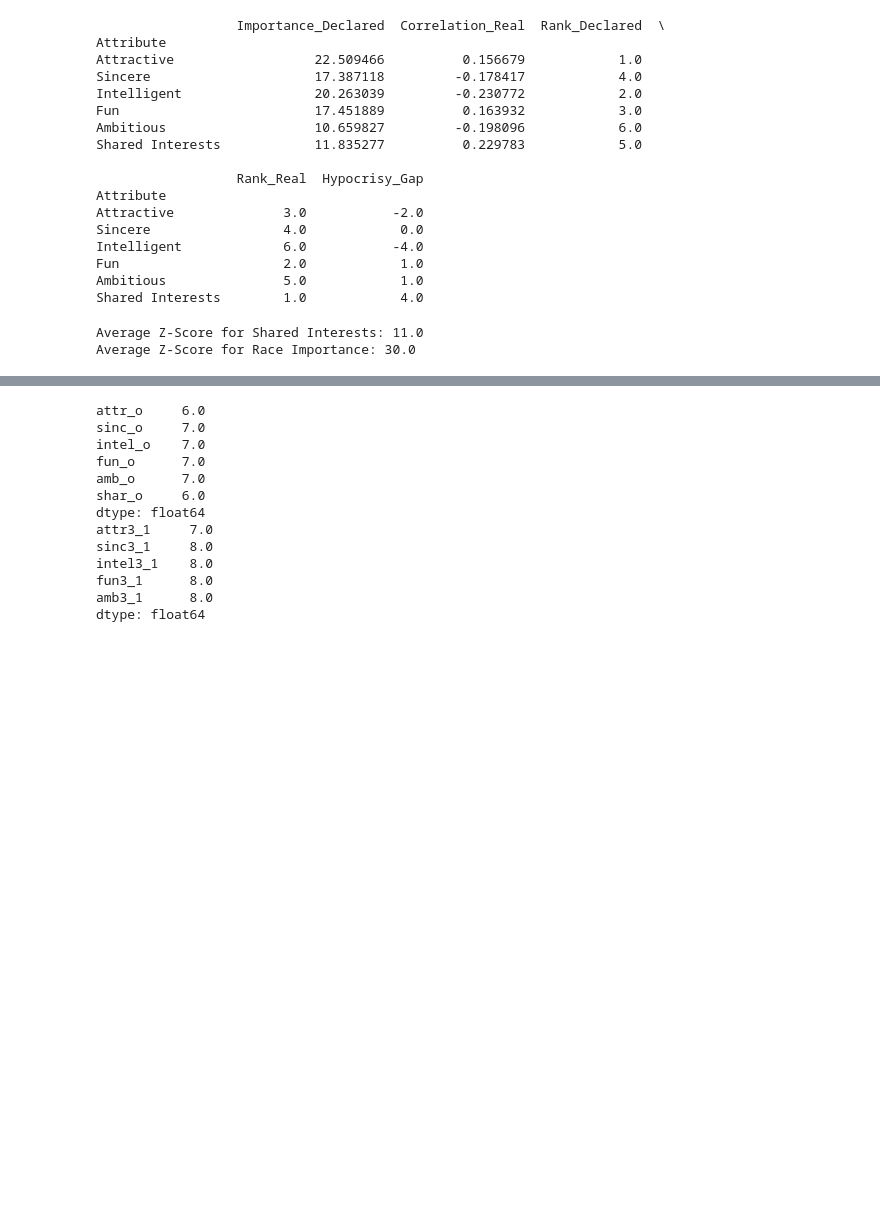
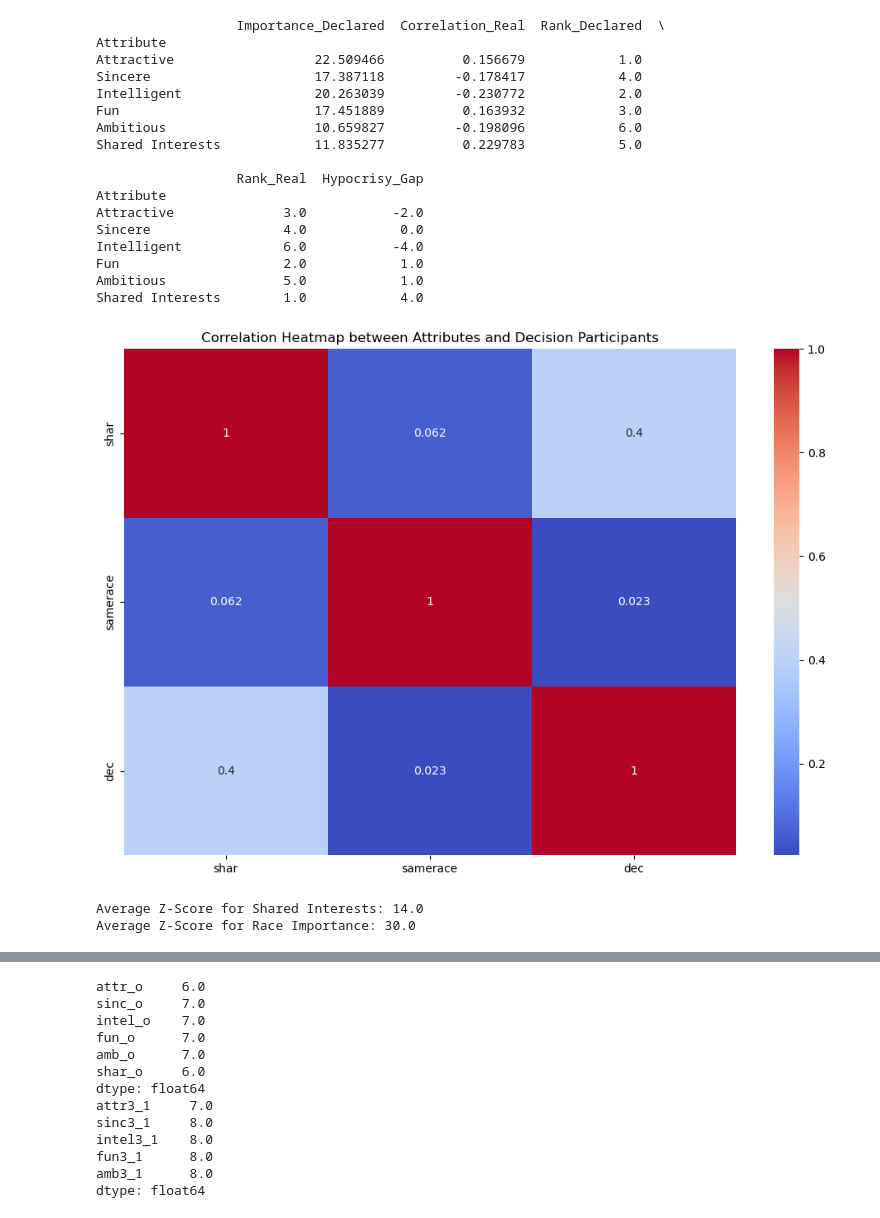
Before and after one commit to paezxavi/jedha_tinder_project, a Jupyter notebook: tinder_project.ipynb, the cells around one changed output, grey strips where cells are left out. Cells and saved outputs as stored; diff of their text form; code cells hidden in the pictures; blank space fills up the shorter version.

Commit message:
refactor question 3

```diff
--- a/tinder_project.ipynb
+++ b/tinder_project.ipynb
@@ -109,20 +109,21 @@ None
 # Decision attributes and period
 # I choose to pick the period "before" and "during" the event and only the pov of the participant
 # In my opinion, the "after" event will be biais by your experience (to confirm)
+df_question_1 = df.copy()
 
 # Select the 6 attribute columns
 cols_1_1 = ['attr1_1', 'sinc1_1', 'intel1_1', 'fun1_1', 'amb1_1', 'shar1_1']
 cols_1_s = ['attr1_s', 'sinc1_s', 'intel1_s', 'fun1_s', 'amb1_s', 'shar1_s']
 
 # Calculate total points given by the user
-df['total_points_1_1'] = df[cols_1_1].sum(axis=1)
-df['total_points_1_s'] = df[cols_1_s].sum(axis=1)
+df_question_1['total_points_1_1'] = df_question_1[cols_1_1].sum(axis=1)
+df_question_1['total_points_1_s'] = df_question_1[cols_1_s].sum(axis=1)
 
 # Normalize: (Score / Total) * 100
 # This leaves 100-point waves unchanged (mostly) and fixes 1-10 and > 100 total points waves
 # Relative importance based on attributes (%)
 for col_1_1, col_1_s in zip(cols_1_1, cols_1_s):
-    df[col_1_1] = (df[col_1_1] / df['total_points_1_1']) * 100
-    df[col_1_s] = (df[col_1_s] / df['total_points_1_s']) * 100
+    df_question_1[col_1_1] = (df_question_1[col_1_1] / df_question_1['total_points_1_1']) * 100
+    df_question_1[col_1_s] = (df_question_1[col_1_s] / df_question_1['total_points_1_s']) * 100
 # %%
 # Check if samples for *1_s were only specific waves or for all
@@ -264,16 +265,17 @@ count  8378.000000
 3.5        1
 Name: count, dtype: int64
 # %%
+df_question_2 = df.copy()
 # Select the 6 attribute columns
 cols_att_part = ['attr', 'sinc', 'intel', 'fun', 'amb', 'shar']
 
 # Calculate total points given by the user
-df['total_points_att'] = df[cols_att_part].sum(axis=1)
+df_question_2['total_points_att'] = df_question_2[cols_att_part].sum(axis=1)
 
 # Normalize: (Score / Total) * 100
 # This leaves 100-point waves unchanged (mostly) and fixes 1-10 and > 100 total points waves
 # Relative importance based on attributes (%)
-df[cols_att_part] = df[cols_att_part].apply(lambda x: (x / df['total_points_att']) * 100)
+df_question_2[cols_att_part] = df_question_2[cols_att_part].apply(lambda x: (x / df_question_2['total_points_att']) * 100)
 # %%
 cols_att_parti = ['attr', 'sinc', 'intel', 'fun', 'amb', 'shar', 'dec']
 
@@ -365,11 +379,23 @@ Intelligent             6.0           -4.0
 Fun                     2.0            1.0
 Ambitious               5.0            1.0
 Shared Interests        1.0            4.0
+# %%
+# Question 3
+df_question_3 = df.copy()
+
+
+numeric_df = df_question_3[['shar','samerace','dec']]
+plt.figure(figsize=(12,8))
+sns.heatmap(numeric_df.corr(), annot=True, cmap="coolwarm")
+plt.title("Correlation Heatmap between Attributes and Decision Participants")
+plt.show()
+# %% [output]
+[figure, added]
 # %%
 # Question 3
 df_scaled = df.copy()
 
-columns_compar = ["imprace*10", "shar1_1"]
+columns_compar = ["imprace*10", "shar"]
 
 df_scaled["imprace*10"] = df_scaled["imprace"] * 10
 
@@ -387,7 +413,7 @@ df_melted_z = df_scaled.melt(
 
 # Rename for nicer labels in the plot
 df_melted_z['Attribute'] = df_melted_z['Attribute'].map({
-    'shar1_1': 'Shared Interests',
+    'shar': 'Shared Interests',
     'imprace*10': 'Same Racial Background'
 })
 
@@ -406,10 +432,10 @@ fig.add_hline(y=0, line_dash="dash", annotation_text="Average Importance")
 
 fig.show()
 
-print("Average Z-Score for Shared Interests:", df_scaled['shar1_1'].median())
+print("Average Z-Score for Shared Interests:", df_scaled['shar'].median())
 print("Average Z-Score for Race Importance:", df_scaled['imprace*10'].median())
 # %% [output]
-Average Z-Score for Shared Interests: 11.0
+Average Z-Score for Shared Interests: 14.0
 Average Z-Score for Race Importance: 30.0
 # %%
 # We see that people care more about Racial Background than Shared Interests.
```
Also changed, not shown: parts of 5 cells of this notebook.
